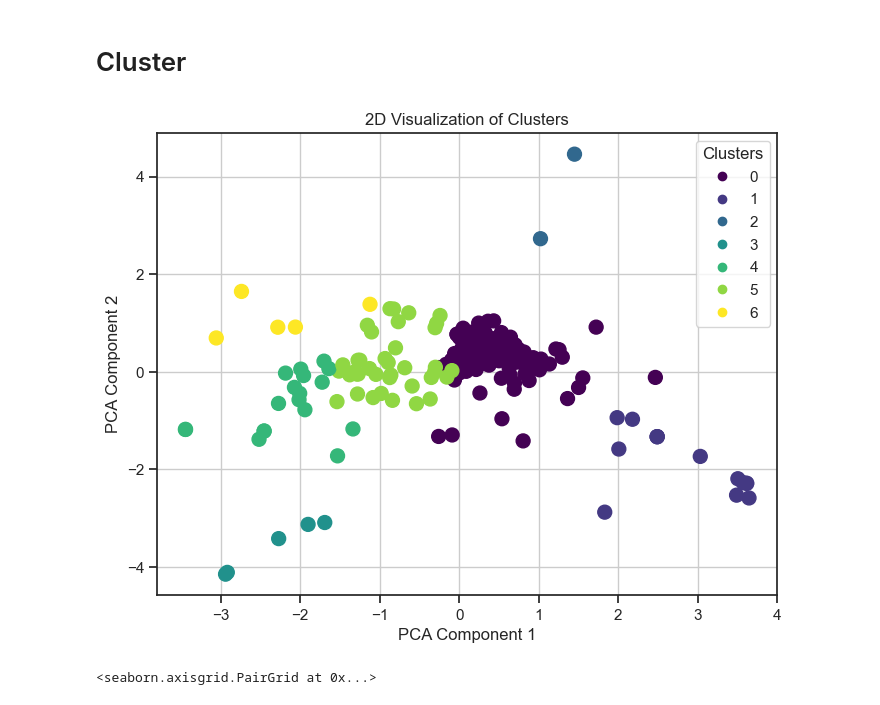
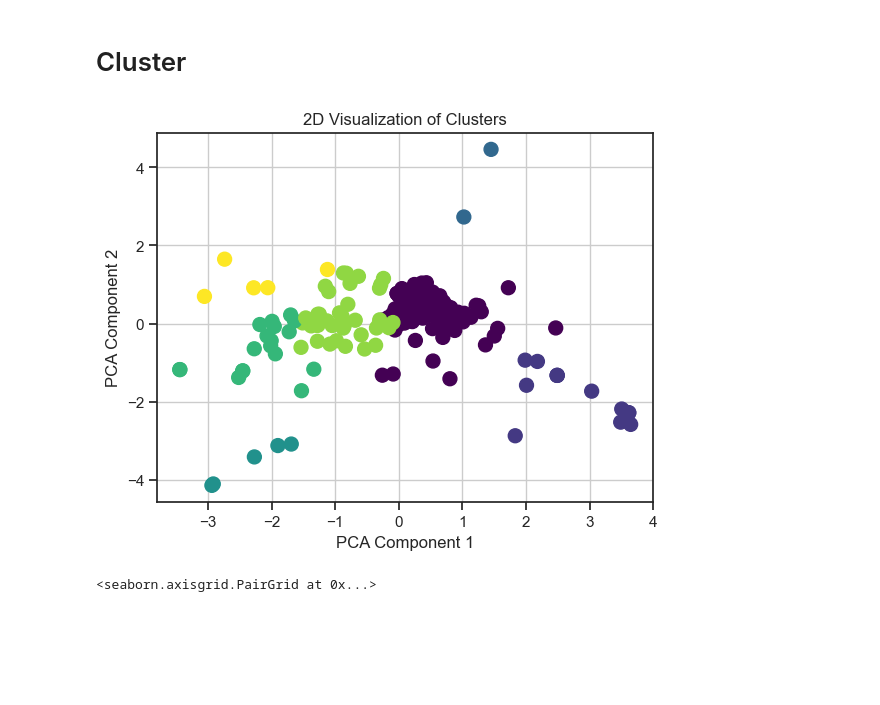
Before and after one commit to murillo-group/miniature_graphs, a Jupyter notebook: research/dbs/explore_dbs.ipynb, the cells around one changed output. Drawn from its saved outputs; the diff is of its cells as text; code cells hidden in the pictures; blank space fills up the shorter version.

```diff
--- a/research/dbs/explore_dbs.ipynb
+++ b/research/dbs/explore_dbs.ipynb
@@ -104,27 +104,26 @@ def plot_clusters(df,vars):
     df['PCA2'] = pca_result[:, 1]
 
     # Plot the clusters
-    plt.figure(figsize=(8, 6))
-    scatter = plt.scatter(df['PCA1'], df['PCA2'], c=df['Cluster'], cmap='viridis', s=100)
+    fig, ax = plt.subplots()
+    ax.scatter(df['PCA1'], df['PCA2'], c=df['Cluster'], cmap='viridis', s=100)
 
     # Add a legend
-    plt.legend(*scatter.legend_elements(), title="Clusters")
     plt.title('2D Visualization of Clusters')
     plt.xlabel('PCA Component 1')
     plt.ylabel('PCA Component 2')
     plt.grid(True)
-    plt.show()
 
-    return pca
+    return ax
 # %%
 vars = ['log_density_norm',
         'assortativity_norm',
         'clustering_norm']
 
-df_processed,_ = cluster_dataframe(df_processed,vars,n_clusters=7)
-U = plot_clusters(df_processed,vars)
+df_processed,clust = cluster_dataframe(df_processed,vars,n_clusters=7)
+
+ax = plot_clusters(df_processed,vars)
 # %% [output]
-[figure, old version]
+[figure, new version]
 # %%
 sns.pairplot(df_processed,vars=(vars),hue='Cluster',diag_kind='hist')
 # %% [output]
```
Also changed, not shown: parts of 3 cells of this notebook.
